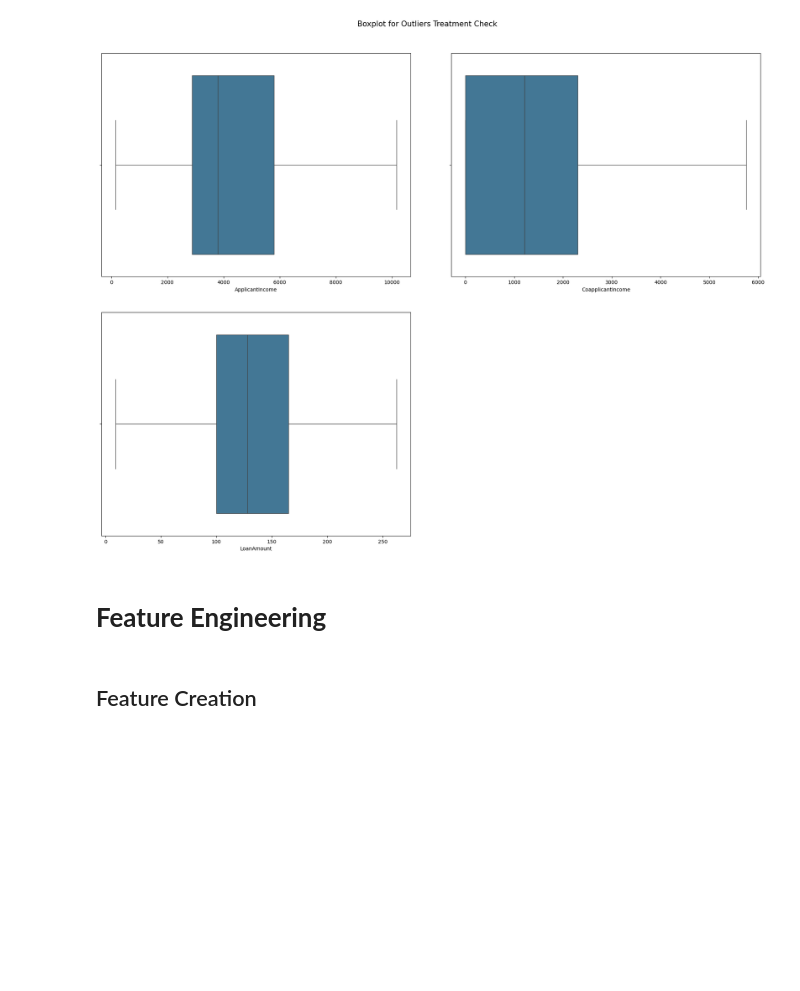
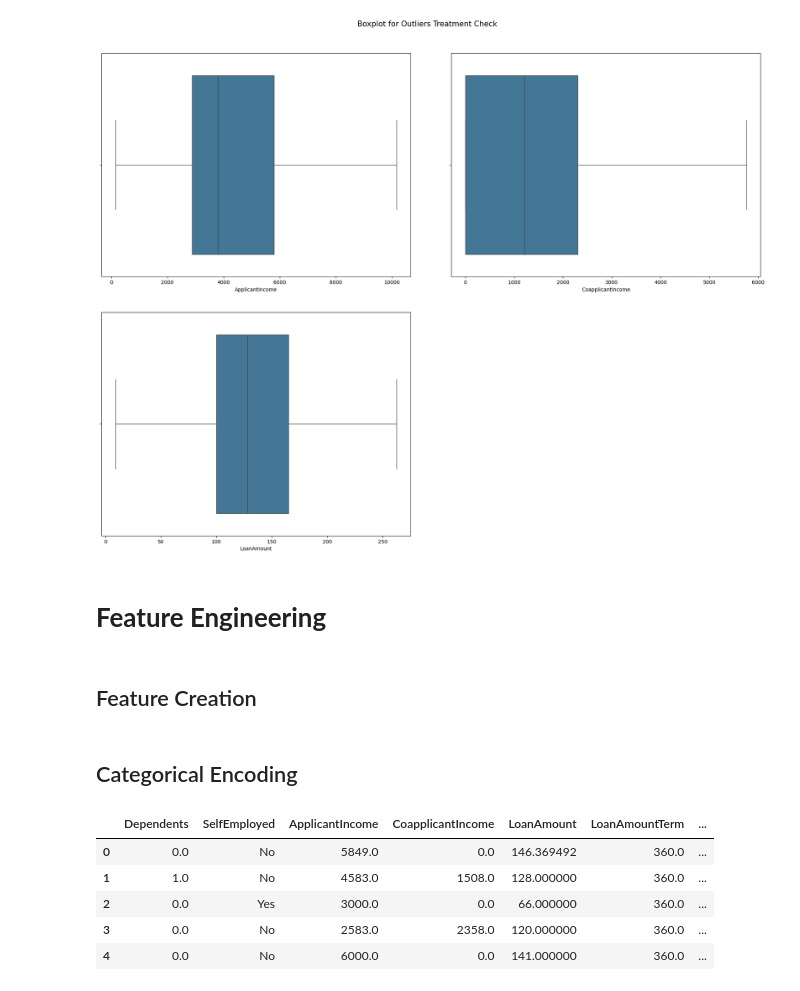
Before and after one commit to tshihab07/Intelligent-Loan-Approval-Prediction-System, a Jupyter notebook: notebookes/preprocessing.ipynb, the cells around one changed output. Cells and saved outputs as stored; diff of their text form; code cells hidden in the pictures; blank space fills up the shorter version.

Commit message:
Encode categorical features

```diff
--- a/notebookes/preprocessing.ipynb
+++ b/notebookes/preprocessing.ipynb
@@ -1690,5 +1690,30 @@ df['IncomeLoanRatio'] = np.where(
     np.where(df['ApplicantIncome'] > 0, (df['LoanAmount'] * 1000) / df['ApplicantIncome'], 0)
 )
 # %%
-# Convert Loan_Amount_Term from months to years for potentially easier interpretation.
-df['LoanTearmYears'] = df['LoanAmountTerm'] / 2
+# convert Loan_Amount_Term from months to years for potentially easier interpretation.
+df['LoanTearmYears'] = df['LoanAmountTerm'] / 12
+# %%
+# a binary flag indicating whether a co-applicant contributes financially
+df['Has_CoApplicantIncome'] = np.where(df['CoapplicantIncome'] > 0, 1, 0)
+# %% [markdown]
+## Categorical Encoding
+# %%
+# columns for One-Hot Encoding
+ohe = ['Gender', 'Married', 'Education', 'PropertyArea']
+
+# One-Hot Encoding for the categorical columns
+df_encoded = pd.get_dummies(df, columns=ohe, drop_first=True)
+# %%
+# label encoding for target feature
+le = LabelEncoder()
+df_encoded['LoanStatus'] = le.fit_transform(df_encoded['LoanStatus'])
+# %%
+# check encoding
+df_encoded.head()
+# %% [output]
+|  | Dependents | SelfEmployed | ApplicantIncome | CoapplicantIncome | LoanAmount | LoanAmountTerm | ... |
+| 0 | 0.0 | No | 5849.0 | 0.0 | 146.369492 | 360.0 | ... |
+| 1 | 1.0 | No | 4583.0 | 1508.0 | 128.000000 | 360.0 | ... |
+| 2 | 0.0 | Yes | 3000.0 | 0.0 | 66.000000 | 360.0 | ... |
+| 3 | 0.0 | No | 2583.0 | 2358.0 | 120.000000 | 360.0 | ... |
+| 4 | 0.0 | No | 6000.0 | 0.0 | 141.000000 | 360.0 | ... |
```
